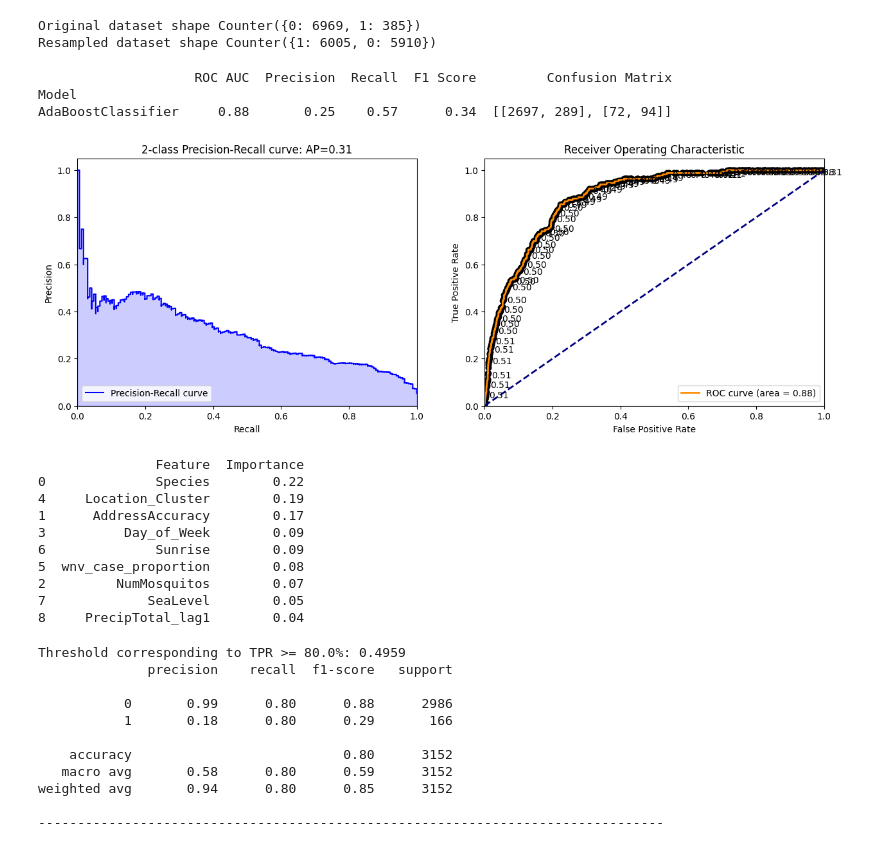
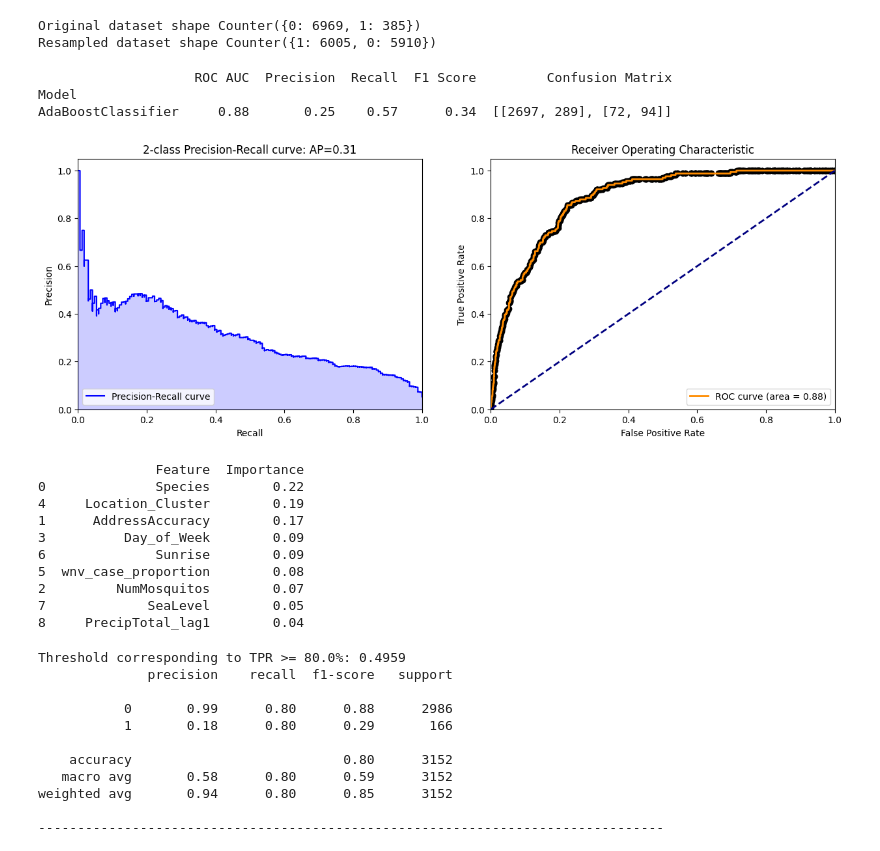
Before and after one commit to euanjudd/predict-west-nile-virus, a Jupyter notebook: src/05_final_model.ipynb, the cells around one changed output. Cells and saved outputs as stored; diff of their text form; code cells hidden in the pictures.

Commit message:
tableau dashboard and visualisation update

```diff
--- a/src/05_final_model.ipynb
+++ b/src/05_final_model.ipynb
@@ -93,6 +94,16 @@ print(results.set_index('Model'))
 fpr, tpr, roc_thresholds = roc_curve(y_test_o, probs)
 roc_auc = auc(fpr, tpr)
 
+# # Create a DataFrame
+# roc_df = pd.DataFrame({
+#     'False Positive Rate': fpr,
+#     'True Positive Rate': tpr,
+#     'Threshold': roc_thresholds
+# })
+
+# # Save the DataFrame to a CSV file
+# roc_df.to_csv('/app/data/tableau_roc_tpr_fpr.csv', index=False)
+
 # Compute precision-recall pairs for different probability thresholds
 precision, recall, pr_thresholds = precision_recall_curve(y_test_o, probs)
 average_precision = average_precision_score(y_test_o, probs)
@@ -106,37 +117,38 @@ plt.xlabel('Recall')
 plt.ylabel('Precision')
 plt.ylim([0.0, 1.05])
 plt.xlim([0.0, 1.0])
 plt.title(f'2-class Precision-Recall curve: AP={average_precision:.2f}')
 plt.legend(loc="lower left")
 
 # ROC curve plot
 plt.subplot(1,2,2)
 plt.plot(fpr, tpr, color='darkorange', lw=2, label='ROC curve (area = %0.2f)' % roc_auc)
 plt.plot([0, 1], [0, 1], color='navy', lw=2, linestyle='--')
 plt.scatter(fpr, tpr, marker='o', color='black')  # mark each threshold
-for i, threshold in enumerate(roc_thresholds):
-    if i % 11 == 0:
-        plt.annotate(f"{threshold:.2f}", (fpr[i]+0.01, tpr[i]-0.02))  # annotate thresholds
+# for i, threshold in enumerate(roc_thresholds):
+#     if i % 11 == 0:
+#         plt.annotate(f"{threshold:.2f}", (fpr[i]+0.01, tpr[i]-0.02))  # annotate thresholds
 plt.xlim([0.0, 1.0])
 plt.ylim([0.0, 1.05])
 plt.xlabel('False Positive Rate')
 plt.ylabel('True Positive Rate')
 plt.title('Receiver Operating Characteristic')
 plt.legend(loc="lower right")
 plt.show()
 
 feature_importances = pd.DataFrame({
     'Feature': X_test_o.columns,
     'Importance': model.feature_importances_
 }).sort_values(by='Importance', ascending=False)  # Sorting the features by importance
+# feature_importances.to_csv('/app/data/tableau_feature_importances.csv', index=False)
 
 # Displaying the DataFrame
 print(feature_importances)
 # %% [output]
                     ROC AUC  Precision  Recall  F1 Score         Confusion Matrix
 Model
 AdaBoostClassifier     0.88       0.25    0.57      0.34  [[2697, 289], [72, 94]]
-[figure, old version]
+[figure, new version]
                Feature  Importance
 0              Species        0.22
 4     Location_Cluster        0.19
```
Also changed, not shown: parts of 4 cells of this notebook, 3 other files.
